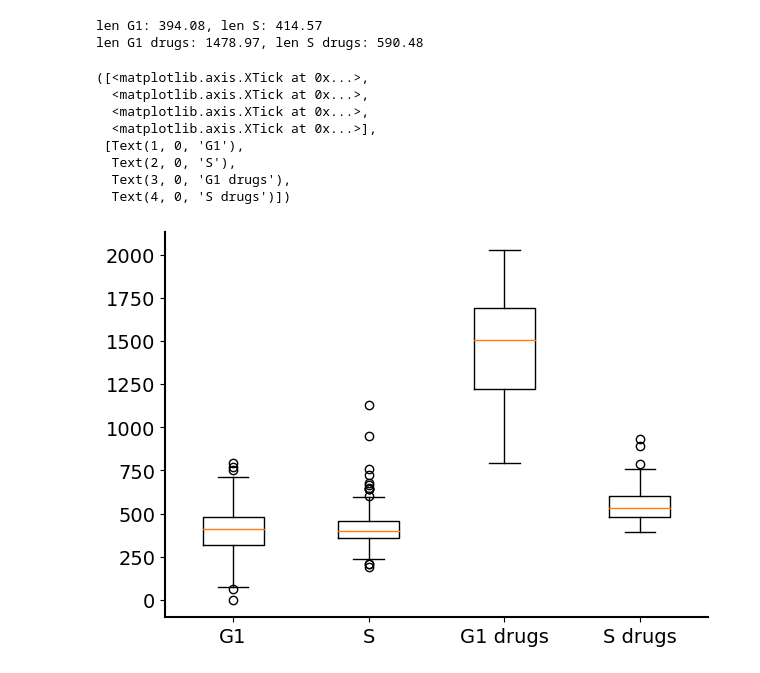
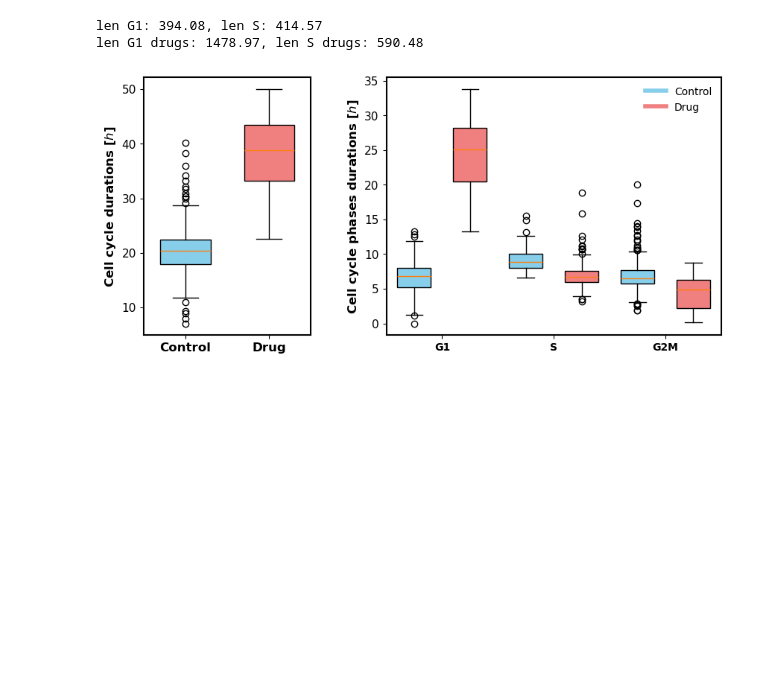
Before and after one commit to louisleger/cell-cycle, a Jupyter notebook: nb_result_analysis/drug_vs_WT.ipynb, the cells around one changed output. Drawn from its saved outputs; the diff is of its cells as text; code cells hidden in the pictures; blank space fills up the shorter version.

Commit message:
Fig 4 boxplots

```diff
--- a/nb_result_analysis/drug_vs_WT.ipynb
+++ b/nb_result_analysis/drug_vs_WT.ipynb
@@ -101,25 +78,3 @@ print(f"len G1 drugs: {mean_len_g1_drugs:.2f}, len S drugs: {mean_len_s_drugs:.2
 # %% [output]
 len G1: 394.08, len S: 414.57
 len G1 drugs: 1478.97, len S drugs: 590.48
-# %%
-len_g1 = idx_gt[:, 0] * 5
-len_s = (idx_gt[:, 1] - idx_gt[:, 0]) * 5
-
-len_g1_drugs = idx_drugs[:, 0] * 5
-len_s_drugs = (idx_drugs[:, 1] - idx_drugs[:, 0]) * 5
-# remove nans
-len_s_drugs = len_s_drugs[~np.isnan(len_s_drugs)]
-
-plt.figure()
-plt.boxplot([len_g1, len_s, len_g1_drugs, len_s_drugs])
-plt.xticks([1, 2, 3, 4], ["G1", "S", "G1 drugs", "S drugs"])
-# %% [output]
-([<matplotlib.axis.XTick at 0x...>,
-  <matplotlib.axis.XTick at 0x...>,
-  <matplotlib.axis.XTick at 0x...>,
-  <matplotlib.axis.XTick at 0x...>],
- [Text(1, 0, 'G1'),
-  Text(2, 0, 'S'),
-  Text(3, 0, 'G1 drugs'),
-  Text(4, 0, 'S drugs')])
-[figure, removed]
@@ -125,0 +128,49 @@ plt.xticks([1, 2, 3, 4], ["G1", "S", "G1 drugs", "S drugs"])
+# %%
+import matplotlib.pyplot as plt
+from matplotlib.lines import Line2D
+
+# Define the colors for Control and Drug
+ctrl_color = "skyblue"
+drug_color = "lightcoral"
+
+# Create the figure with two subplots using constrained layout
+fig, axs = plt.subplots(1, 2, figsize=(10, 4.5), gridspec_kw={'width_ratios': [0.5, 1], 'wspace': 0.3})
+
+# First plot: Track lengths boxplot
+box_ctrl = axs[0].boxplot([ 5/60*track_lengths,  5/60*track_lengths_drugs], widths=0.6, patch_artist=True)
+# Color the boxes individually
+for patch, label in zip(box_ctrl['boxes'], ["Control", "Drug"]):
+    patch.set_facecolor(ctrl_color if label == "Control" else drug_color)
+axs[0].set_xticks([1, 2])
+axs[0].set_xticklabels(["Control", "Drug"], fontsize=12, fontweight='bold')
+axs[0].set_ylabel("Cell cycle durations [$h$]", fontsize=12, fontweight='bold')
+
+# Second plot: Cell cycle phase lengths boxplot
+box_ctrl_drug = axs[1].boxplot(
+    [len_g1, len_g1_drugs, len_s_drugs, len_s, len_g2m, len_g2m_drugs],
+    widths=0.6, patch_artist=True
+)
+# Color the boxes individually
+for patch, label in zip(box_ctrl_drug['boxes'],
+                        ["G1", "G1 drugs", "S", "S drugs", "G2M", "G2M drugs"]):
+    patch.set_facecolor(ctrl_color if "drug" not in label else drug_color)
+
+axs[1].set_xticks([1.5, 3.5, 5.5])
+axs[1].set_xticklabels(["G1", "S", "G2M"], fontsize=10, fontweight='bold')
+axs[1].set_ylabel("Cell cycle phases durations [$h$]", fontsize=12, fontweight='bold')
+
+# Create custom legend
+legend_elements = [Line2D([0], [0], color=ctrl_color, lw=4, label="Control"),
+                   Line2D([0], [0], color=drug_color, lw=4, label="Drug")]
+axs[1].legend(handles=legend_elements, loc='upper right', fontsize=10)
+
+# Make the contour of the squares (spines) thicker in both subplots
+for ax in axs:
+    for spine in ax.spines.values():
+        spine.set_linewidth(1.5)
+
+# Save and show the figure
+plt.savefig('Track_lengths_and_Cell_cycle_phases.png', transparent=True)
+plt.show()
+# %% [output]
+[figure, added]
```
Also changed, not shown: parts of 4 cells of this notebook.
